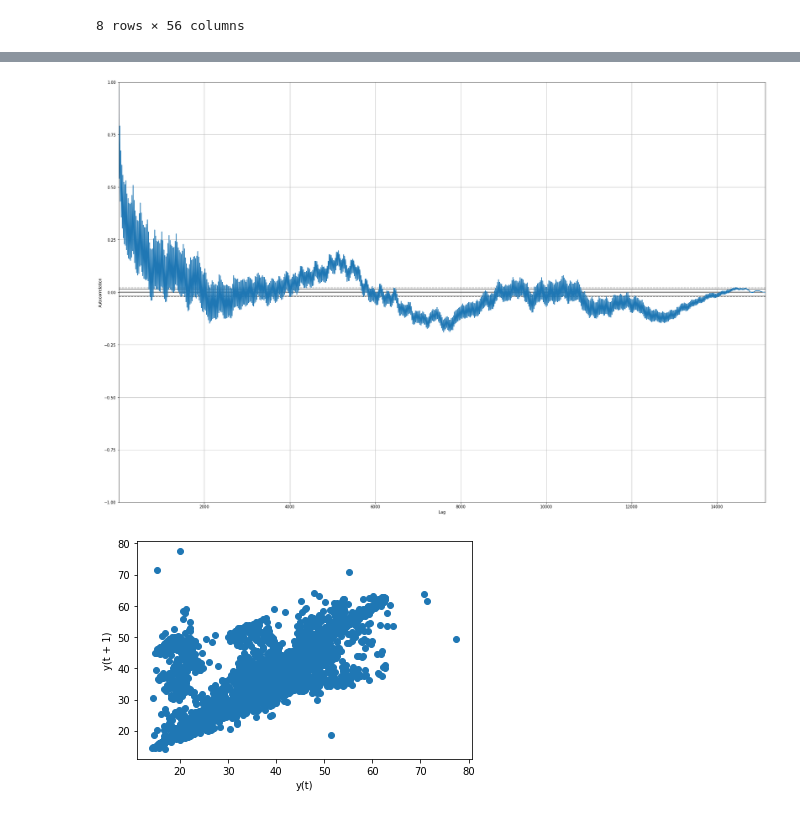
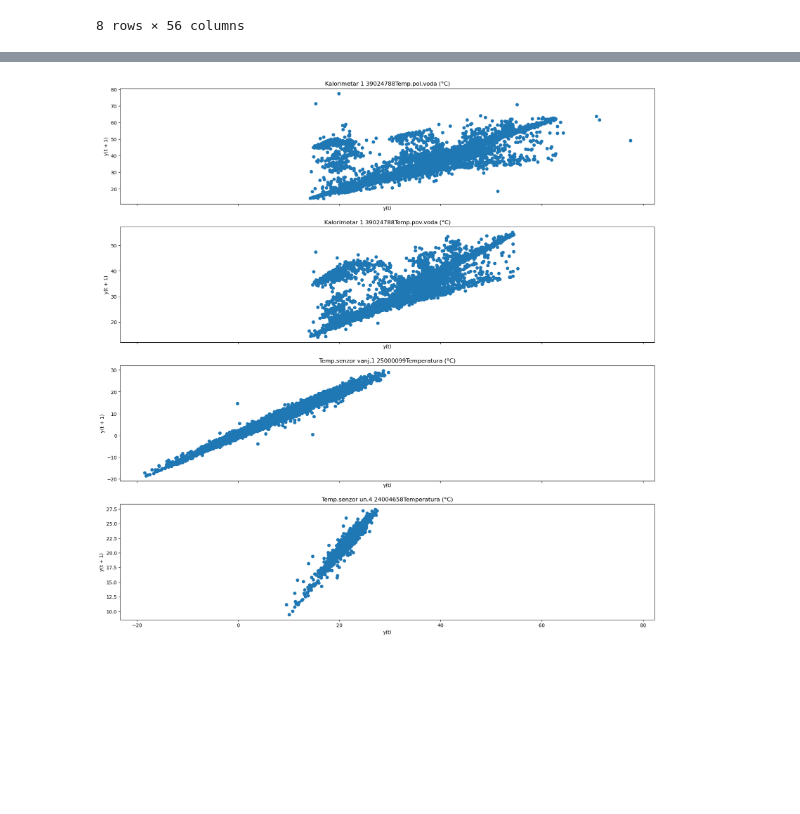
Before and after one commit to ehlimana/EMS, a Jupyter notebook: Creating features.ipynb, the cells around one changed output, grey strips where cells are left out. Drawn from its saved outputs; the diff is of its cells as text; code cells hidden in the pictures; blank space fills up the shorter version.

Commit message:
add plots

```diff
--- a/Creating features.ipynb
+++ b/Creating features.ipynb
@@ -109,16 +45,13 @@ pyplot.show()
-# %%
-plt.figure(figsize=(30,20))
-autocorrelation_plot(filex['Temp.senzor un.4 24004658Temperatura (°C)'])
-pyplot.show()
-# %% [output]
-[figure, removed]
 # %%
 from pandas import read_csv
 from matplotlib import pyplot
 from pandas.plotting import lag_plot
-series = file["Kalorimetar 1 39024788Temp.pol.voda (°C)"]
+fig, ax = plt.subplots(ncols=1, nrows=4, sharex=True, figsize=(20,20))
+series = ["Kalorimetar 1 39024788Temp.pol.voda (°C)","Kalorimetar 1 39024788Temp.pov.voda (°C)",'Temp.senzor vanj.1 25000099Temperatura (°C)','Temp.senzor un.4 24004658Temperatura (°C)']
+for i,col in enumerate(series):
 
-lag_plot(series)
+    lag_plot(file[col],ax=ax[i])
+    ax[i].set_title(col)
 pyplot.show()
 # %% [output]
-[figure, old version]
+[figure, new version]
```
Also changed, not shown: parts of 27 cells of this notebook, 1 other file.
